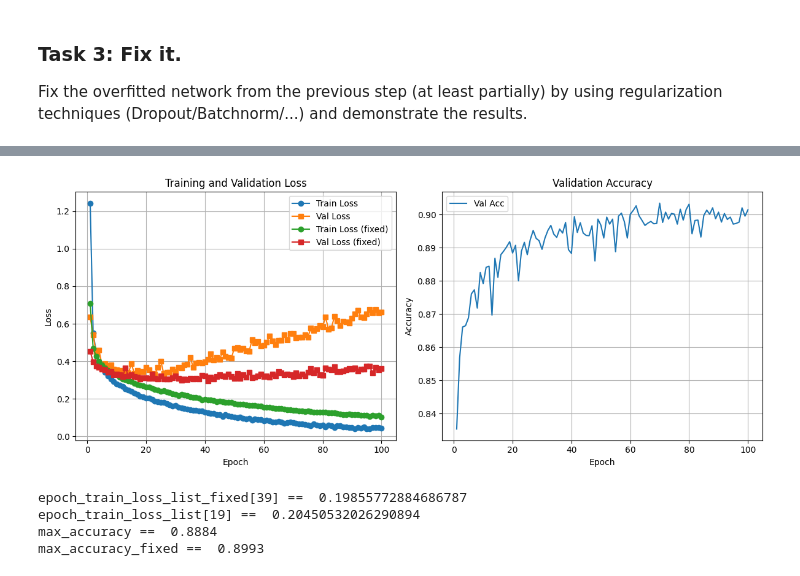
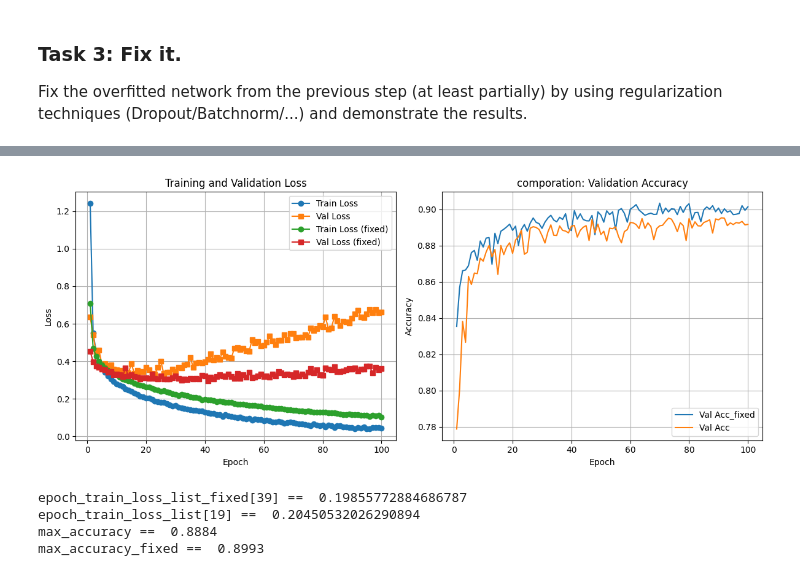
Before and after one commit to frest1ler/ml_homework, a Jupyter notebook: lab02_deep_learning/Lab2_DL_part2_overfitting.ipynb, the cells around one changed output, grey strips where cells are left out. Saved outputs shown, nothing was run; the diff lists cells and outputs as text; code cells hidden in the pictures.

Commit message:
added comporation graphics
refactoring: added graphics with comporation validation accuracy

```diff
--- a/lab02_deep_learning/Lab2_DL_part2_overfitting.ipynb
+++ b/lab02_deep_learning/Lab2_DL_part2_overfitting.ipynb
@@ -472,29 +472,30 @@ Epoch 100/100, Train Loss: 0.1036, Val Loss: 0.3612, Val Acc: 0.9014
 # %%
 plt.figure(figsize=(12, 5))
 
 plt.subplot(1, 2, 1)
 plt.plot(range(1, n_epoch+1), epoch_train_loss_list, label='Train Loss', marker='o')
 plt.plot(range(1, n_epoch+1), epoch_val_loss_list, label='Val Loss', marker='s')
 plt.plot(range(1, n_epoch+1), epoch_train_loss_list_fixed, label='Train Loss (fixed)', marker='o')
 plt.plot(range(1, n_epoch+1), epoch_val_loss_list_fixed, label='Val Loss (fixed)', marker='s')
 plt.xlabel('Epoch')
 plt.ylabel('Loss')
 plt.title('Training and Validation Loss')
 plt.legend()
 plt.grid(True)
 
 plt.subplot(1, 2, 2)
-plt.plot(range(1, n_epoch+1), val_acc_list_fixed, label='Val Acc')
+plt.plot(range(1, n_epoch+1), val_acc_list_fixed, label='Val Acc_fixed')
+plt.plot(range(1, n_epoch+1), val_acc_list, label='Val Acc')
 plt.xlabel('Epoch')
 plt.ylabel('Accuracy')
-plt.title('Validation Accuracy')
+plt.title('comporation: Validation Accuracy')
 plt.legend()
 plt.grid(True)
 
 plt.tight_layout()
 plt.show()
 # %% [output]
-[figure, old version]
+[figure, new version]
 # %%
 print("epoch_train_loss_list_fixed[39] == ", epoch_train_loss_list_fixed[39])
 print("epoch_train_loss_list[19] == ", epoch_train_loss_list[19])
```
